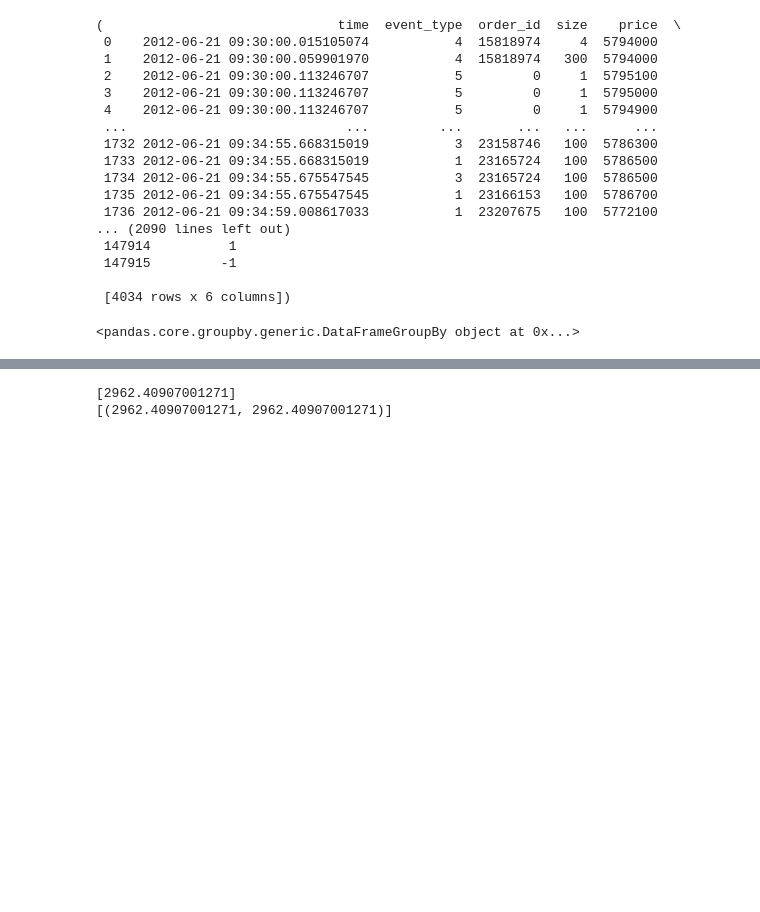
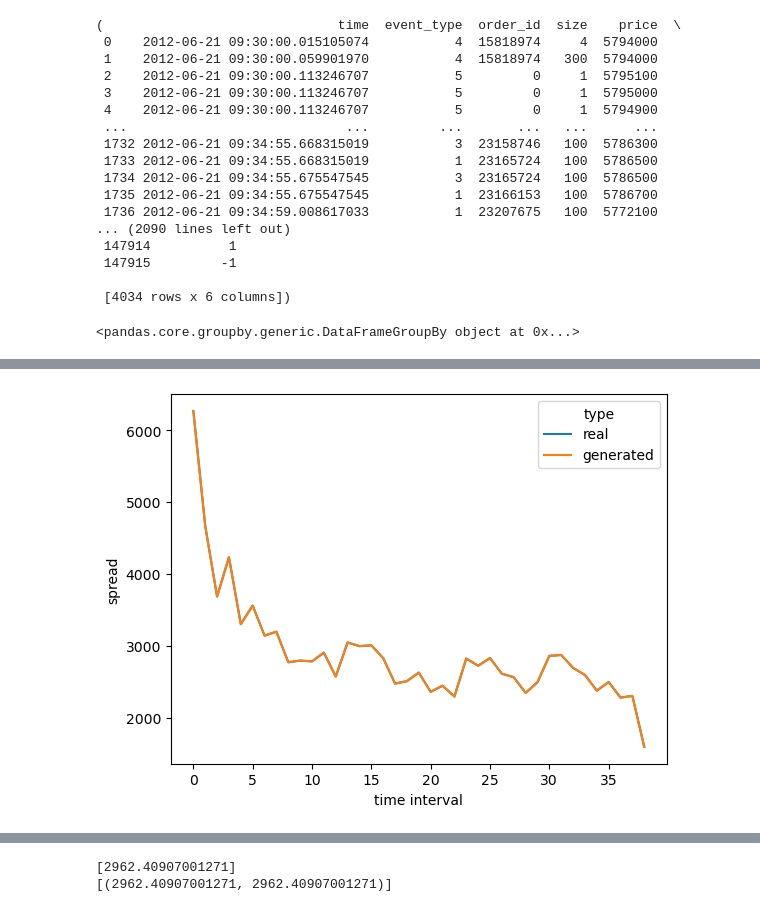
Before and after one commit to peernagy/lob_bench, a Jupyter notebook: eval.ipynb, the cells around one changed output, grey strips where cells are left out. Drawn from its saved outputs; the diff is of its cells as text; code cells hidden in the pictures; blank space fills up the shorter version.

```diff
--- a/eval.ipynb
+++ b/eval.ipynb
@@ -776,0 +796,13 @@ partitioning.group_by_score(
+# %%
+# comparison conditional on time of day (which subsequence part)
+
+subseqs = tuple(partitioning.get_subseqs(s, time_interval='10min') for s in loader)
+scoring_fn = lambda m, b: eval.spread(m, b).mean()
+
+scores_real, scores_gen = partitioning.score_real_gen(subseqs, scoring_fn)
+
+# enumerate groups for each subseq for each real and gen. sequence
+groups_real, groups_gen = partitioning.group_by_subseq(subseqs)
+score_df = partitioning.get_score_table(scores_real, scores_gen, groups_real, groups_gen)
+
+score_df
@@ -776,0 +823,4 @@ partitioning.group_by_score(
+# %%
+plotting.line(score_df, '', 'time interval', 'spread')
+# %% [output]
+[figure, added]
```
Also changed, not shown: parts of 21 cells of this notebook, 3 other files.
